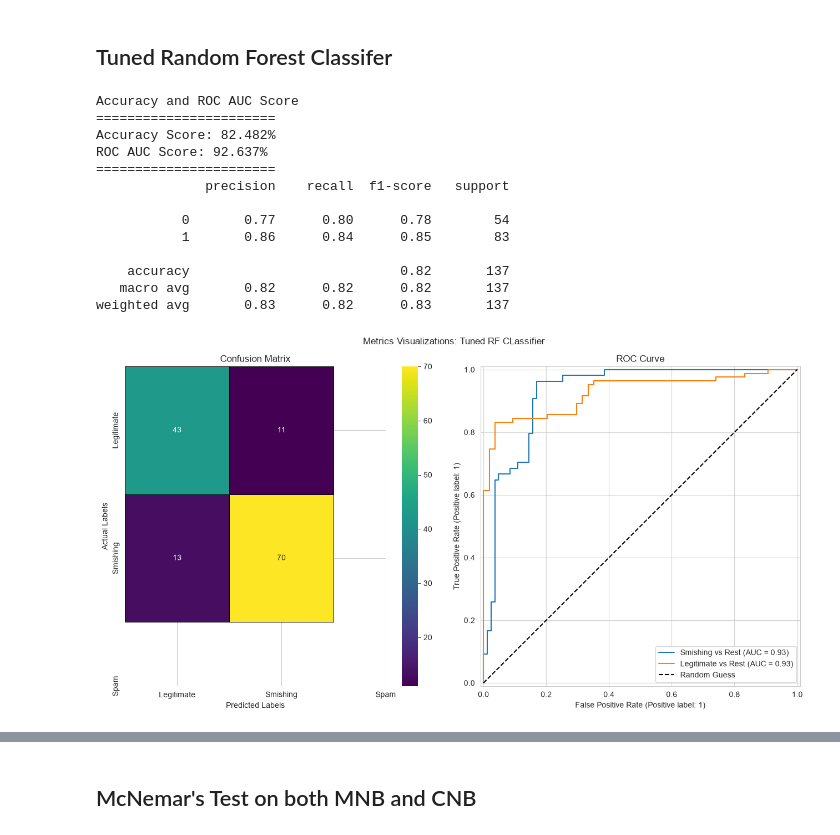
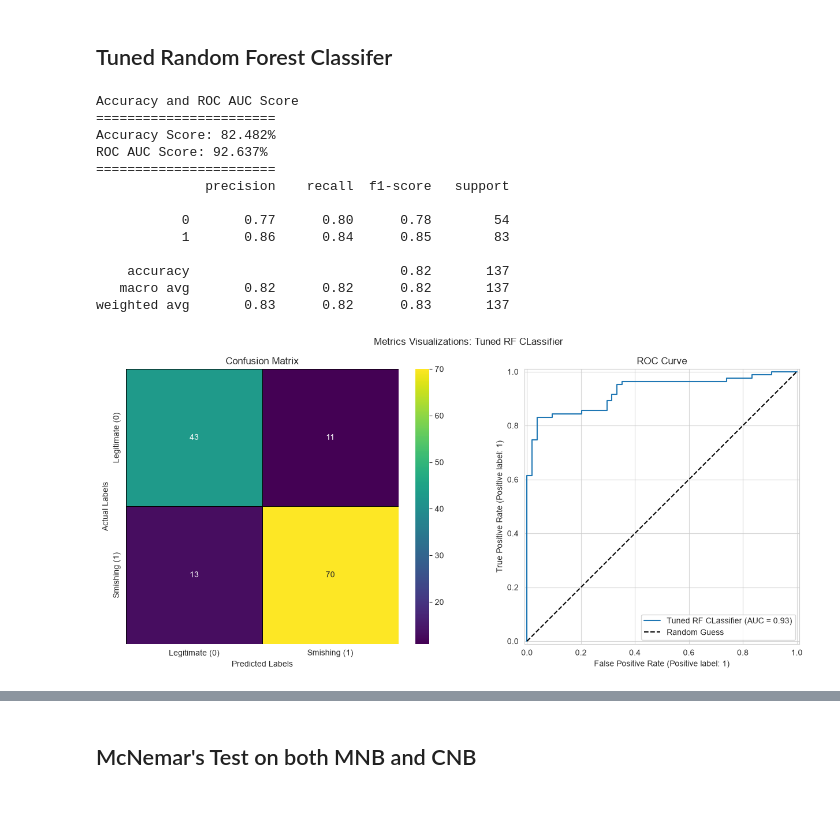
Before and after one commit to leiandrei/sms-smishing-classification, a Jupyter notebook: notebooks/05_statistical_significance.ipynb, the cells around one changed output, grey strips where cells are left out. Cells and saved outputs as stored; diff of their text form; code cells hidden in the pictures; blank space fills up the shorter version.

```diff
--- a/notebooks/05_statistical_significance.ipynb
+++ b/notebooks/05_statistical_significance.ipynb
@@ -99,35 +139,35 @@ Training Data Size: 545 | Test Data Size: 137
 # %%
 # 'rf__class_weight': None, 'rf__criterion': 'entropy',
 # 'rf__max_depth': 100, 'rf__max_features': 'log2', '
 # rf__min_samples_leaf': 1, 'rf__min_samples_split': 4, 'rf__n_estimators': 200
 
 rf = RandomForestClassifier(
     class_weight=None, criterion='entropy', max_depth=100,
     max_features='log2', min_samples_leaf=1, min_samples_split=4, n_estimators=200,
     random_state=42
 )
 
 rf.fit(X_train, y_train)
 rf_pred = rf.predict(X_test)
-rf_prob = rf.predict_proba(X_test)[:, 1]
+rf_prob = rf.predict_proba(X_test)
 cm = confusion_matrix(y_test, rf_pred)
 
-show_metrics(y_test, rf_pred, rf_prob)
-visualize_metrics(rf, cm, X_test, y_test, 'Tuned RF CLassifier', ['Smishing', 'Legitimate'])
+show_metrics(y_test, rf_pred, rf_prob[:,1])
+visualize_metrics(rf, cm, X_test, y_test, 'Tuned RF CLassifier')
 # %% [output]
 Accuracy and ROC AUC Score
 =======================
 Accuracy Score: 82.482%
 ROC AUC Score: 92.637%
 =======================
               precision    recall  f1-score   support
 
            0       0.77      0.80      0.78        54
            1       0.86      0.84      0.85        83
 
     accuracy                           0.82       137
    macro avg       0.82      0.82      0.82       137
 weighted avg       0.83      0.82      0.83       137
-[figure, old version]
+[figure, new version]
 # %%
 # metrics without threshold tuning
```
Also changed, not shown: parts of 8 cells of this notebook, 5 other files.
